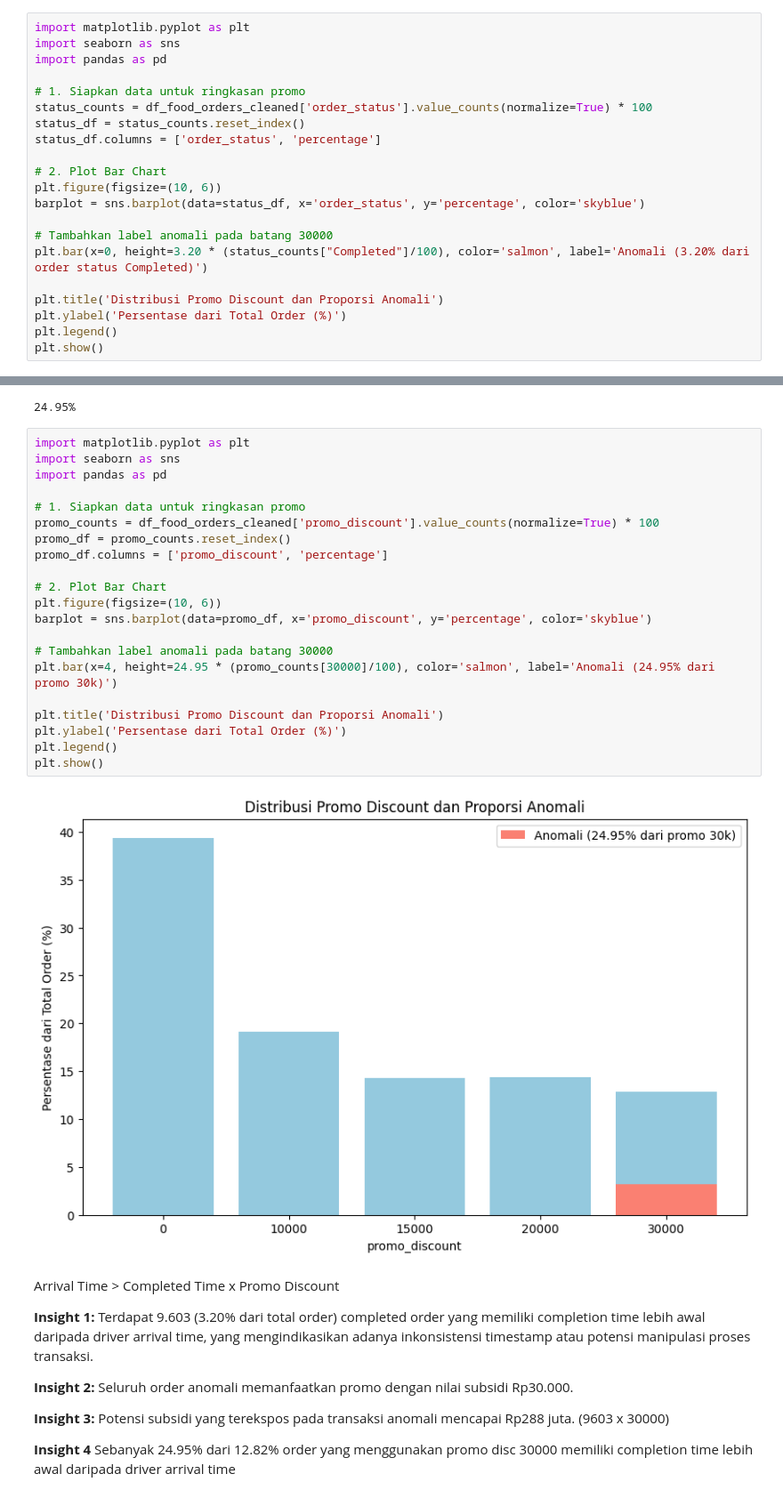
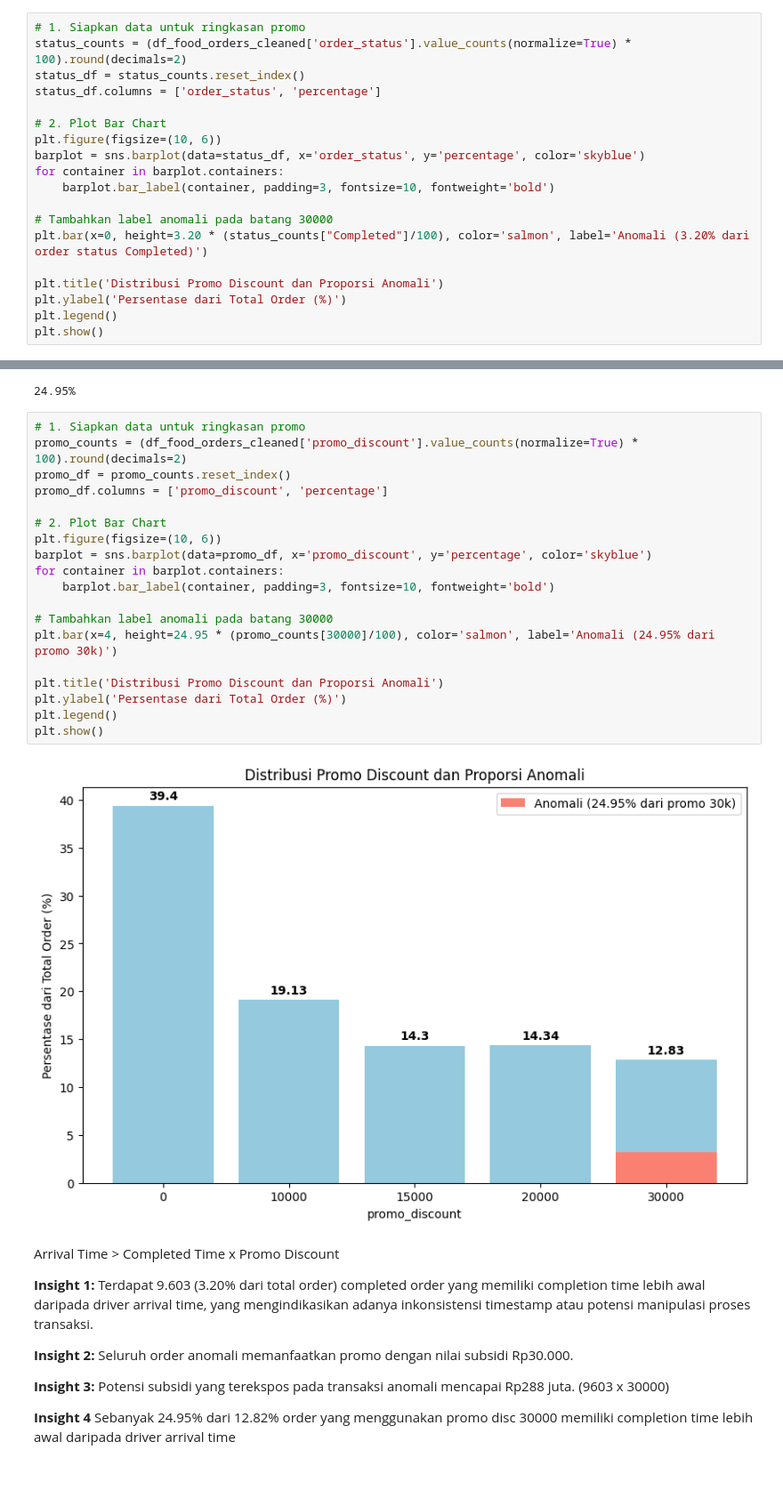
Before and after one commit to ziancarlos/Data_Analytics_Grab, a Jupyter notebook: notebooks/data-analysis.ipynb, the cells around one changed output, grey strips where cells are left out. Shown at 89% size. Drawn from its saved outputs; the diff is of its cells as text.

```diff
--- a/notebooks/data-analysis.ipynb
+++ b/notebooks/data-analysis.ipynb
@@ -57,18 +57,16 @@ print(f"{pct:.2%}")
 # %% [output]
 3.20%
 # %%
-import matplotlib.pyplot as plt
-import seaborn as sns
-import pandas as pd
-
 # 1. Siapkan data untuk ringkasan promo
-status_counts = df_food_orders_cleaned['order_status'].value_counts(normalize=True) * 100
+status_counts = (df_food_orders_cleaned['order_status'].value_counts(normalize=True) * 100).round(decimals=2)
 status_df = status_counts.reset_index()
 status_df.columns = ['order_status', 'percentage']
 
 # 2. Plot Bar Chart
 plt.figure(figsize=(10, 6))
 barplot = sns.barplot(data=status_df, x='order_status', y='percentage', color='skyblue')
+for container in barplot.containers:
+    barplot.bar_label(container, padding=3, fontsize=10, fontweight='bold')
 
 # Tambahkan label anomali pada batang 30000
 plt.bar(x=0, height=3.20 * (status_counts["Completed"]/100), color='salmon', label='Anomali (3.20% dari order status Completed)')
@@ -114,28 +112,26 @@ print(f"{pct:.2%}")
 # %% [output]
 24.95%
 # %%
-import matplotlib.pyplot as plt
-import seaborn as sns
-import pandas as pd
-
 # 1. Siapkan data untuk ringkasan promo
-promo_counts = df_food_orders_cleaned['promo_discount'].value_counts(normalize=True) * 100
+promo_counts = (df_food_orders_cleaned['promo_discount'].value_counts(normalize=True) * 100).round(decimals=2)
 promo_df = promo_counts.reset_index()
 promo_df.columns = ['promo_discount', 'percentage']
 
 # 2. Plot Bar Chart
 plt.figure(figsize=(10, 6))
 barplot = sns.barplot(data=promo_df, x='promo_discount', y='percentage', color='skyblue')
+for container in barplot.containers:
+    barplot.bar_label(container, padding=3, fontsize=10, fontweight='bold')
 
 # Tambahkan label anomali pada batang 30000
 plt.bar(x=4, height=24.95 * (promo_counts[30000]/100), color='salmon', label='Anomali (24.95% dari promo 30k)')
 
 plt.title('Distribusi Promo Discount dan Proporsi Anomali')
 plt.ylabel('Persentase dari Total Order (%)')
 plt.legend()
 plt.show()
 # %% [output]
-[figure, old version]
+[figure, new version]
 # %% [markdown]
 Arrival Time > Completed Time x Promo Discount
 
```
Also changed, not shown: parts of 12 cells of this notebook.
